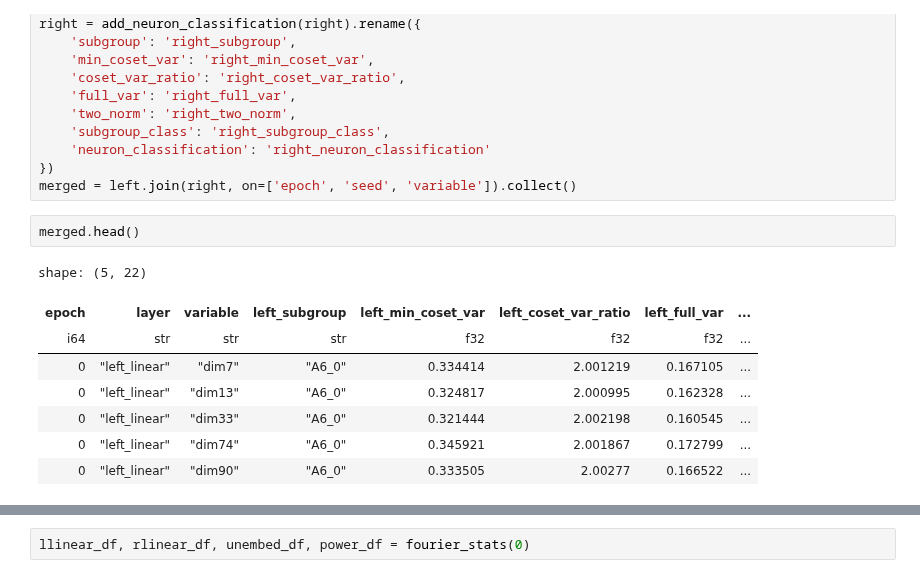
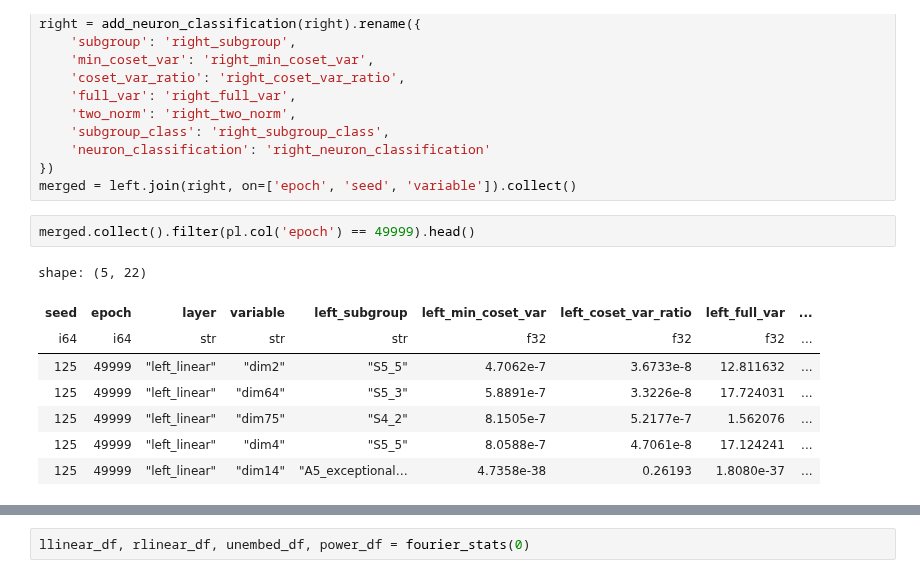
Before and after one commit to dashstander/sn-grok, a Jupyter notebook: notebooks/small_replication.ipynb, the cells around one changed output, grey strips where cells are left out. Drawn from its saved outputs; the diff is of its cells as text.

```diff
--- a/notebooks/small_replication.ipynb
+++ b/notebooks/small_replication.ipynb
@@ -934,14 +1177,14 @@ right = add_neuron_classification(right).rename({
 })
 merged = left.join(right, on=['epoch', 'seed', 'variable']).collect()
 # %%
-merged.head()
+merged.collect().filter(pl.col('epoch') == 49999).head()
 # %% [output]
 shape: (5, 22)
-| epoch | layer | variable | left_subgroup | left_min_coset_var | left_coset_var_ratio | left_full_var | ... |
-| i64 | str | str | str | f32 | f32 | f32 | ... |
-| 0 | "left_linear" | "dim7" | "A6_0" | 0.334414 | 2.001219 | 0.167105 | ... |
-| 0 | "left_linear" | "dim13" | "A6_0" | 0.324817 | 2.000995 | 0.162328 | ... |
-| 0 | "left_linear" | "dim33" | "A6_0" | 0.321444 | 2.002198 | 0.160545 | ... |
-| 0 | "left_linear" | "dim74" | "A6_0" | 0.345921 | 2.001867 | 0.172799 | ... |
-| 0 | "left_linear" | "dim90" | "A6_0" | 0.333505 | 2.00277 | 0.166522 | ... |
+| seed | epoch | layer | variable | left_subgroup | left_min_coset_var | left_coset_var_ratio | left_full_var | ... |
+| i64 | i64 | str | str | str | f32 | f32 | f32 | ... |
+| 125 | 49999 | "left_linear" | "dim2" | "S5_5" | 4.7062e-7 | 3.6733e-8 | 12.811632 | ... |
+| 125 | 49999 | "left_linear" | "dim64" | "S5_3" | 5.8891e-7 | 3.3226e-8 | 17.724031 | ... |
+| 125 | 49999 | "left_linear" | "dim75" | "S4_2" | 8.1505e-7 | 5.2177e-7 | 1.562076 | ... |
+| 125 | 49999 | "left_linear" | "dim4" | "S5_5" | 8.0588e-7 | 4.7061e-8 | 17.124241 | ... |
+| 125 | 49999 | "left_linear" | "dim14" | "A5_exceptional… | 4.7358e-38 | 0.26193 | 1.8080e-37 | ... |
 # %%
```
Also changed, not shown: parts of 30 cells of this notebook, 3 other files.
